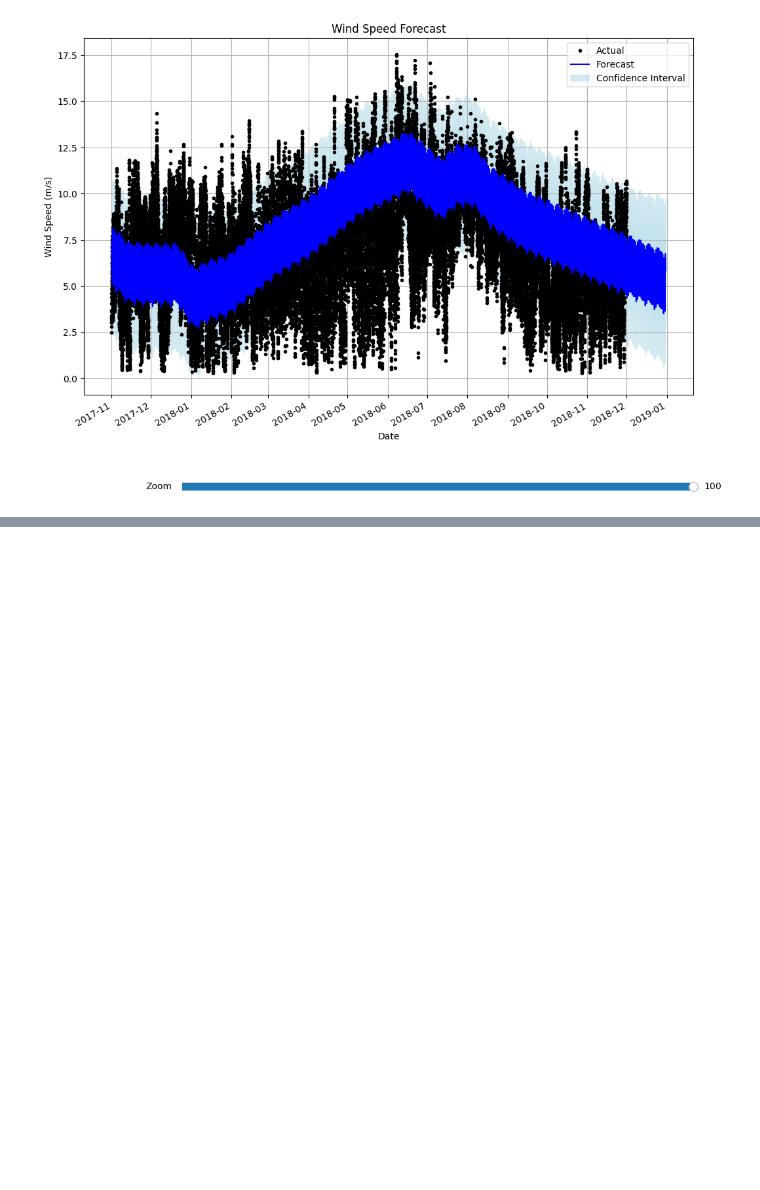
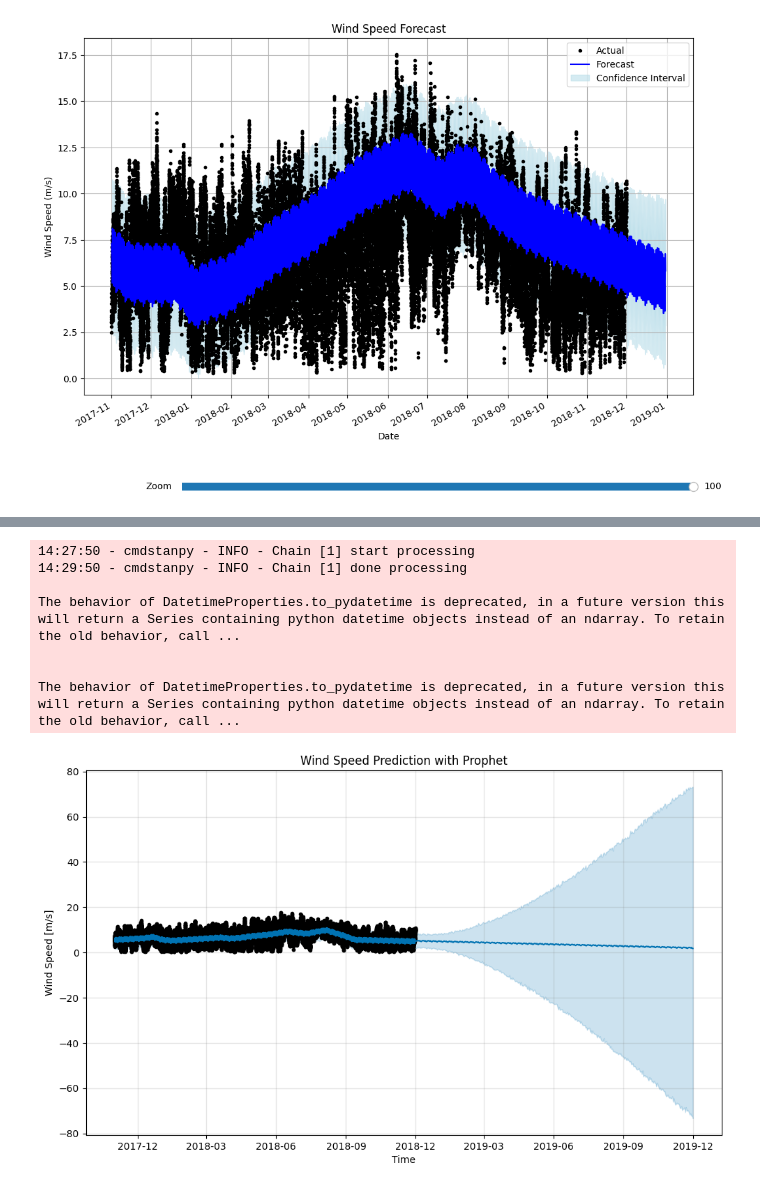
Before and after one commit to Damodharan28/Wind_Analysis, a Jupyter notebook: model/prophet_model.ipynb, the cells around one changed output, grey strips where cells are left out. Drawn from its saved outputs; the diff is of its cells as text; code cells hidden in the pictures; blank space fills up the shorter version.

```diff
--- a/model/prophet_model.ipynb
+++ b/model/prophet_model.ipynb
@@ -833,0 +1614,39 @@ plt.show()
+# %%
+# Data preprocessing
+import pandas as pd
+import matplotlib.pyplot as plt
+from prophet import Prophet
+
+# Load data
+data = pd.read_csv("../excels/2017-2018-clean.csv")
+
+# Clean data (handle missing values, outliers)
+# Convert timestamp to datetime format
+data['Date/Time'] = pd.to_datetime(data['Date/Time'])
+
+# Rename columns for Prophet
+data = data.rename(columns={"Date/Time": "ds", "100m_N Avg [m/s]": "y"})
+
+# Model training
+model = Prophet()
+model.fit(data)
+
+# Make future predictions
+future = model.make_future_dataframe(periods=365)  # Predict for one year
+forecast = model.predict(future)
+
+# Visualize model predictions
+fig = model.plot(forecast)
+plt.xlabel('Time')
+plt.ylabel('Wind Speed [m/s]')
+plt.title('Wind Speed Prediction with Prophet')
+plt.show()
+# %% [output]
+14:27:50 - cmdstanpy - INFO - Chain [1] start processing
+14:29:50 - cmdstanpy - INFO - Chain [1] done processing
+
+The behavior of DatetimeProperties.to_pydatetime is deprecated, in a future version this will return a Series containing python datetime objects instead of an ndarray. To retain the old behavior, call ...
+
+
+The behavior of DatetimeProperties.to_pydatetime is deprecated, in a future version this will return a Series containing python datetime objects instead of an ndarray. To retain the old behavior, call ...
+[figure, added]
```
Also changed, not shown: parts of 15 cells of this notebook, 4 other files.
